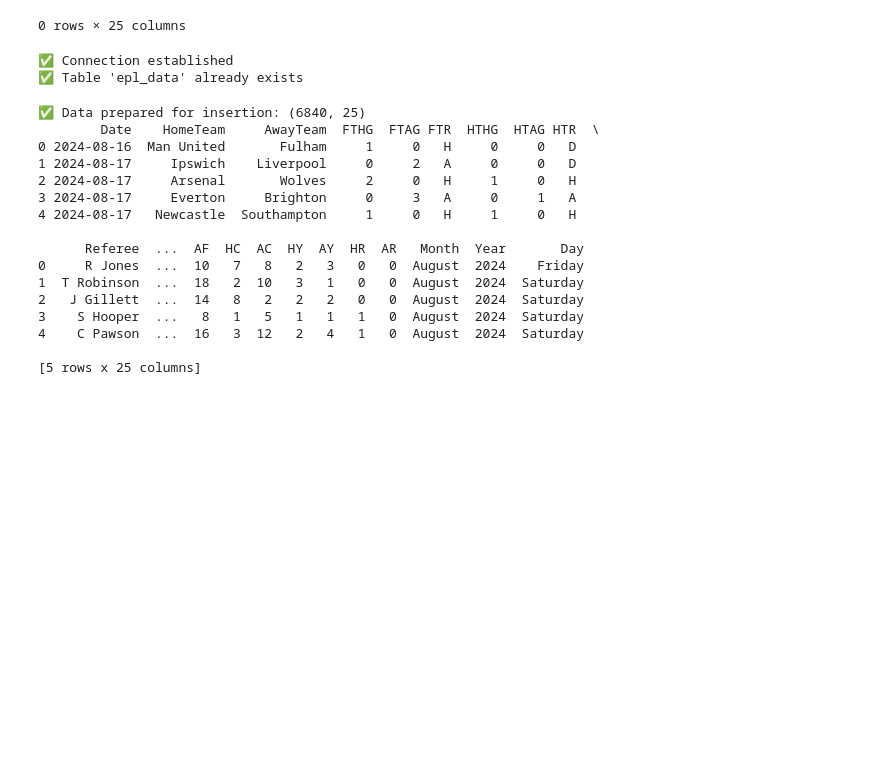
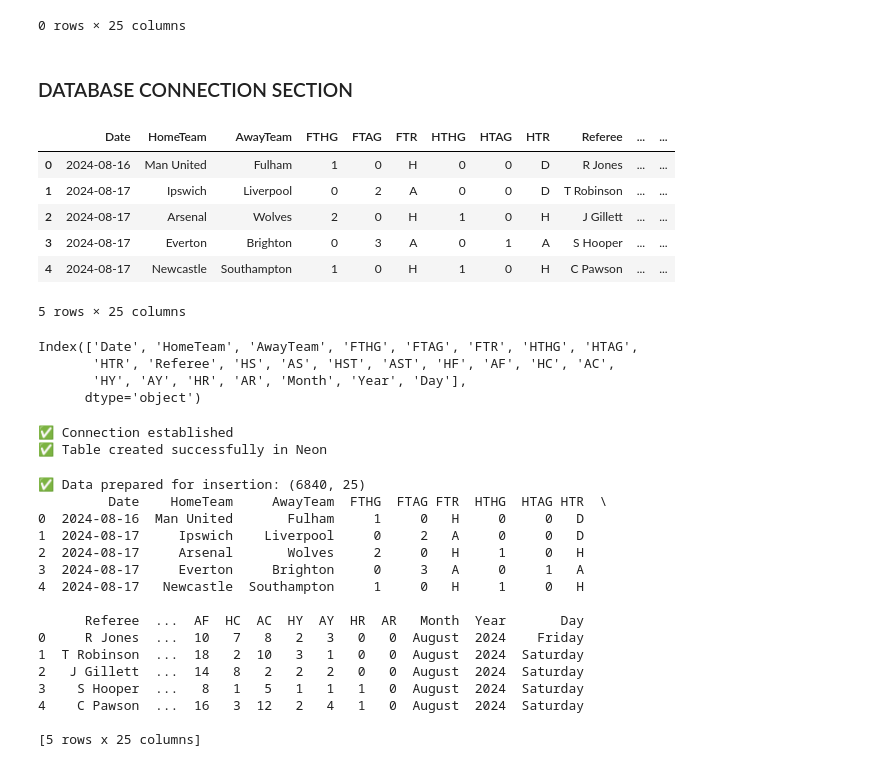
Before and after one commit to Jnyambok/Soca-Scores, a Jupyter notebook: experiments/notebooks/data_cleaning.ipynb, the cells around one changed output. Saved outputs shown, nothing was run; the diff lists cells and outputs as text; code cells hidden in the pictures; blank space fills up the shorter version.

```diff
--- a/experiments/notebooks/data_cleaning.ipynb
+++ b/experiments/notebooks/data_cleaning.ipynb
@@ -749,6 +749,40 @@ Number of rows with at least one missing value: 0
 First 10 rows with missing values:
 |  | Date | HomeTeam | AwayTeam | FTHG | FTAG | FTR | HTHG | HTAG | HTR | Referee | ... | ... |
 0 rows × 25 columns
+# %% [markdown]
+### DATABASE CONNECTION SECTION
+# %%
+import pandas as pd
+from pathlib import Path
+
+# ===== Defining the data directories ====#
+PROJECT_ROOT = Path().absolute().parent.parent
+DATA_DIR = PROJECT_ROOT / "datasets"
+COMMON_DATA_DIR = DATA_DIR / "common_data"
+INGESTED_DIR = DATA_DIR / "ingested_data"
+ingested_csv_file = INGESTED_DIR / "enhanced_dataset.csv"
+
+CLEANED_DIR = DATA_DIR / "cleaned_ingested_data"
+cleaned_ingested_csv_file = CLEANED_DIR / "cleaned_ingested_data.csv"
+# %%
+import pandas as pd
+data = pd.read_csv(cleaned_ingested_csv_file)
+data.head()
+# %% [output]
+|  | Date | HomeTeam | AwayTeam | FTHG | FTAG | FTR | HTHG | HTAG | HTR | Referee | ... | ... |
+| 0 | 2024-08-16 | Man United | Fulham | 1 | 0 | H | 0 | 0 | D | R Jones | ... | ... |
+| 1 | 2024-08-17 | Ipswich | Liverpool | 0 | 2 | A | 0 | 0 | D | T Robinson | ... | ... |
+| 2 | 2024-08-17 | Arsenal | Wolves | 2 | 0 | H | 1 | 0 | H | J Gillett | ... | ... |
+| 3 | 2024-08-17 | Everton | Brighton | 0 | 3 | A | 0 | 1 | A | S Hooper | ... | ... |
+| 4 | 2024-08-17 | Newcastle | Southampton | 1 | 0 | H | 1 | 0 | H | C Pawson | ... | ... |
+5 rows × 25 columns
+# %%
+data.columns
+# %% [output]
+Index(['Date', 'HomeTeam', 'AwayTeam', 'FTHG', 'FTAG', 'FTR', 'HTHG', 'HTAG',
+       'HTR', 'Referee', 'HS', 'AS', 'HST', 'AST', 'HF', 'AF', 'HC', 'AC',
+       'HY', 'AY', 'HR', 'AR', 'Month', 'Year', 'Day'],
+      dtype='object')
 # %%
 import psycopg2
 from dotenv import load_dotenv
@@ -785,6 +819,7 @@ try:
                         FTR CHAR(1),
                         HTHG SMALLINT,
                         HTAG SMALLINT,
+                        HTR CHAR(1),
                         Referee VARCHAR(255),
                         HomeShots SMALLINT,
                         AwayShots SMALLINT,
@@ -812,7 +847,7 @@ except Exception as e:
     print(e)
 # %% [output]
 ✅ Connection established
-✅ Table 'epl_data' already exists
+✅ Table created successfully in Neon
 # %%
 ## Adding the data to the database
 
```
Also changed, not shown: parts of 4 cells of this notebook, 4 other files.
